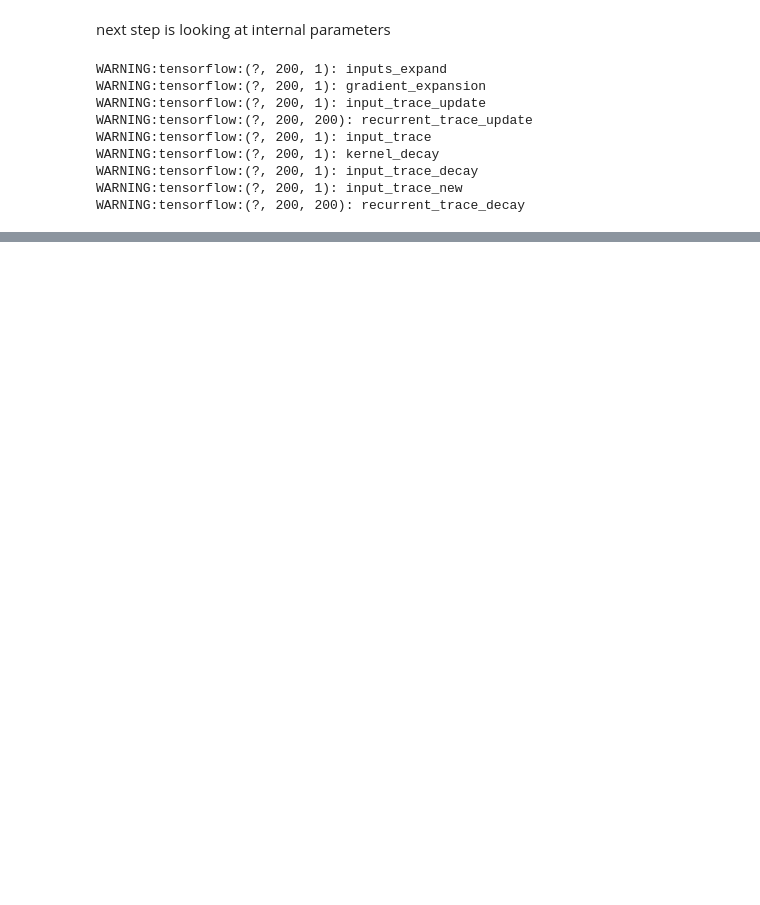
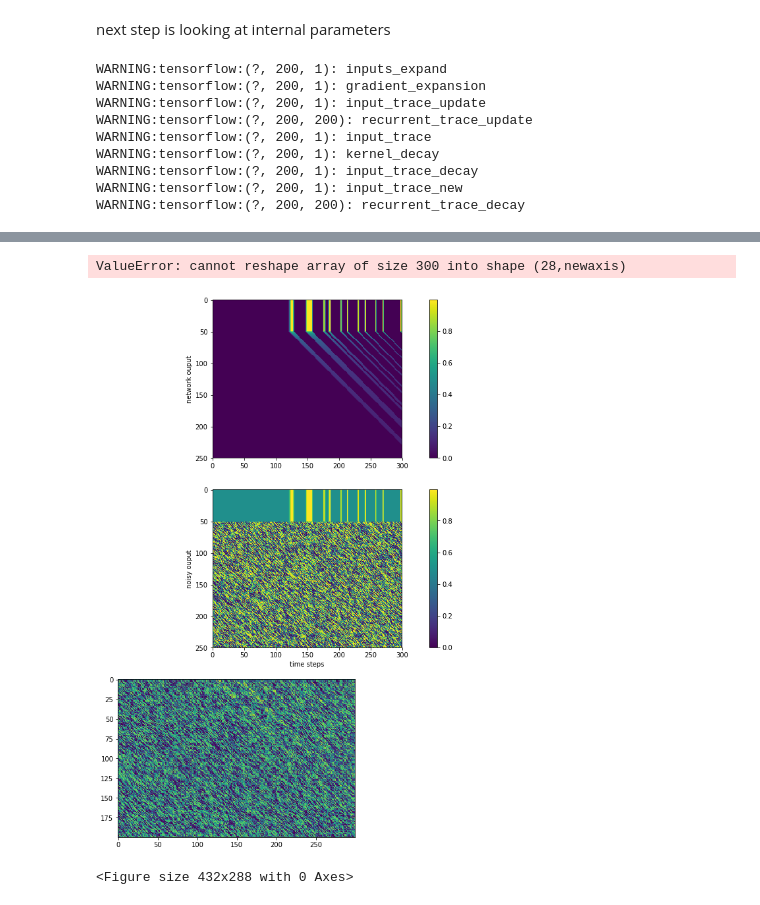
Before and after one commit to eghbalhosseini/KeRNL, a Jupyter notebook: kernel_irnn_cell_with.ipynb, the cells around one changed output, grey strips where cells are left out. Saved outputs shown, nothing was run; the diff lists cells and outputs as text; code cells hidden in the pictures; blank space fills up the shorter version.

Commit message:
the KeRNL network seems to be working, going to training batch on MNIST dataset

```diff
--- a/kernel_irnn_cell_with.ipynb
+++ b/kernel_irnn_cell_with.ipynb
@@ -409,7 +411,7 @@ with graph.as_default():
     biases = {
         'out': tf.Variable(tf.random_normal([num_classes]),name='output_bias')
     }
-    X = tf.placeholder("float", [None, timesteps, num_input])
+    X = tf.placeholder("float", [None, 300, num_input])
     Y = tf.placeholder("float", [None, num_classes])
     outputs, states = kernel(X, weights, biases)
     init = tf.global_variables_initializer()
@@ -429,6 +431,7 @@ with tf.Session(graph=graph) as sess:
     sess.run(init)
     batch_x,batch_y=mnist.train.next_batch(batch_size)
     batch_x = batch_x.reshape((batch_size, timesteps, num_input))
+    batch_x = batch_x[:,0:300,:]
     network_ouput, network_state=sess.run([outputs, states], feed_dict={X: batch_x})
 # %%
 [v.shape for v in network_ouput]
@@ -445,0 +466,23 @@ AttributeError: 'KernelRNNOutputTuple' object has no attribute 'name'
+# %%
+outputs_np=np.asarray(network_ouput.h[9])
+noisy_outputs_np=np.asarray(network_ouput.h_hat[9])
+plt.figure(figsize=[15,15])
+plt.subplot(311)
+plt.imshow(np.vstack([np.tile(np.transpose(batch_x[9]),[50,1]),outputs_np.transpose()]))
+plt.ylabel('network ouput')
+plt.colorbar()
+ax=plt.subplot(312)
+ax.imshow(np.vstack([np.tile(np.transpose(batch_x[9]),[50,1]),noisy_outputs_np.transpose()]))
+plt.colorbar()
+plt.ylabel('noisy ouput')
+plt.xlabel('time steps')
+ax=plt.subplot(313)
+ax.imshow(outputs_np.transpose()-noisy_outputs_np.transpose())
+
+plt.figure()
+plt.imshow(batch_x[9].reshape(28,-1))
+plt.title('input image')
+# %% [output]
+ValueError: cannot reshape array of size 300 into shape (28,newaxis)
+[figure, added]
+<Figure size 432x288 with 0 Axes>
```
Also changed, not shown: parts of 15 cells of this notebook.
